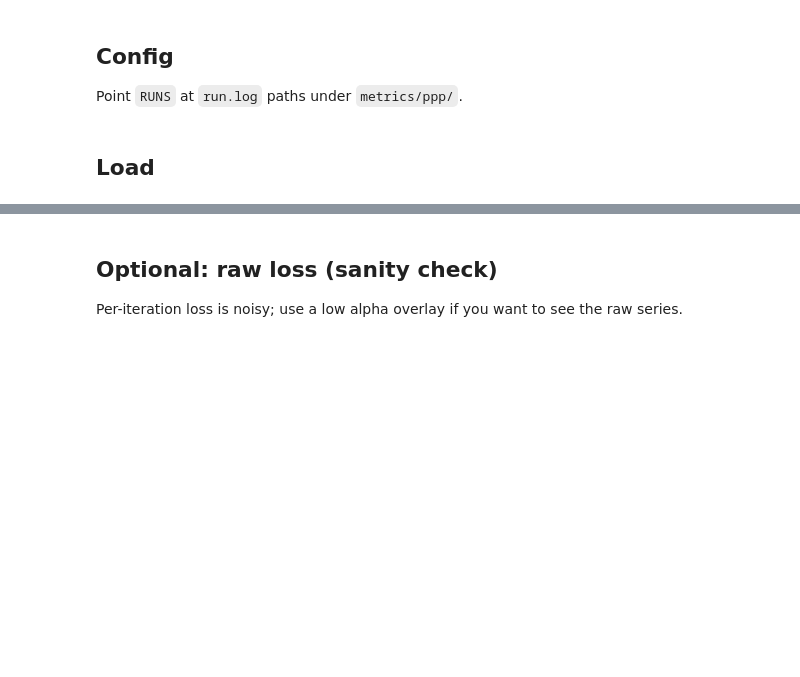
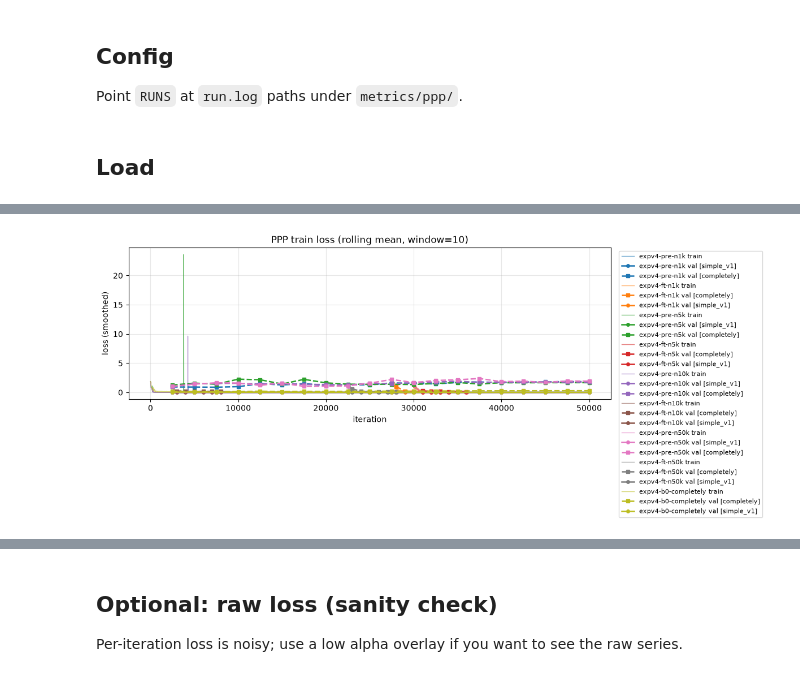
Before and after one commit to NovaBro/neuroinfo_fruitfly, a Jupyter notebook: ipynb/ppp_training_log_tracker.ipynb, the cells around one changed output, grey strips where cells are left out. Saved outputs shown, nothing was run; the diff lists cells and outputs as text; code cells hidden in the pictures; blank space fills up the shorter version.

```diff
--- a/ipynb/ppp_training_log_tracker.ipynb
+++ b/ipynb/ppp_training_log_tracker.ipynb
@@ -126,0 +216,11 @@ plt.show()
+# %%
+ax = plot_train_loss(
+    df,
+    val_df=vdf,
+    use_smooth=True,
+    mark_best=MARK_BEST,
+    title=f"PPP train loss (rolling mean, window={SMOOTH_WINDOW})",
+)
+plt.show()
+# %% [output]
+[figure, added]
```
Also changed, not shown: parts of 14 cells of this notebook, 3 other files.
